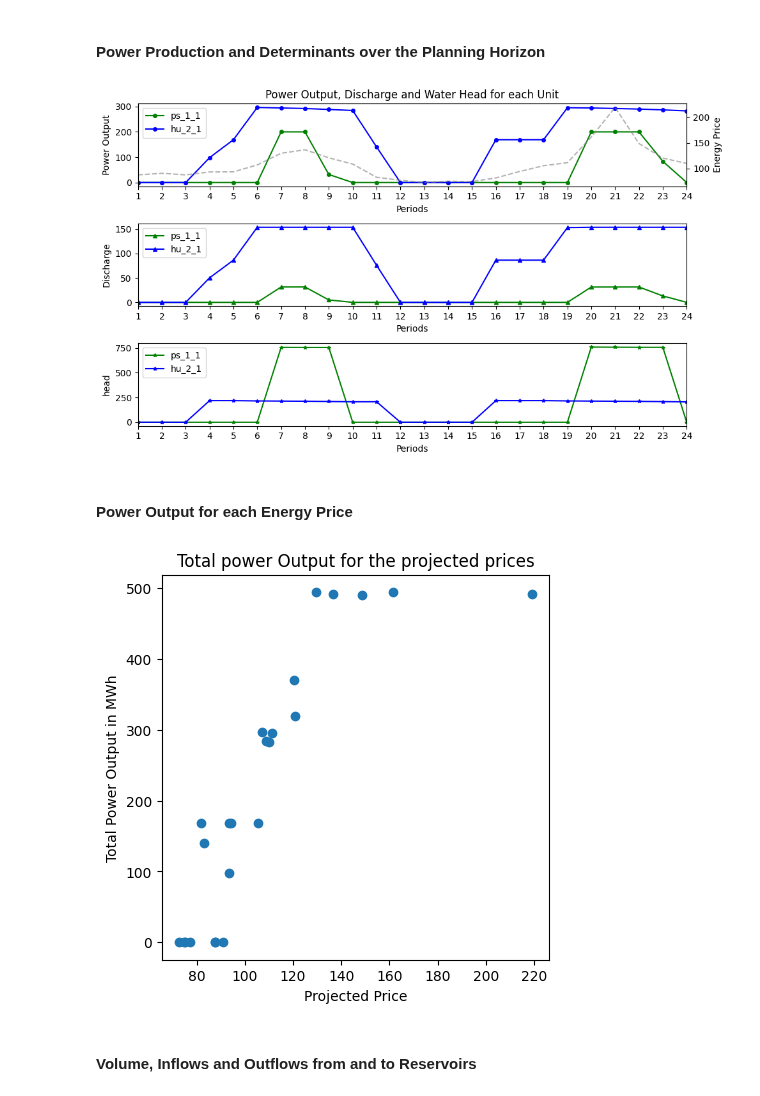
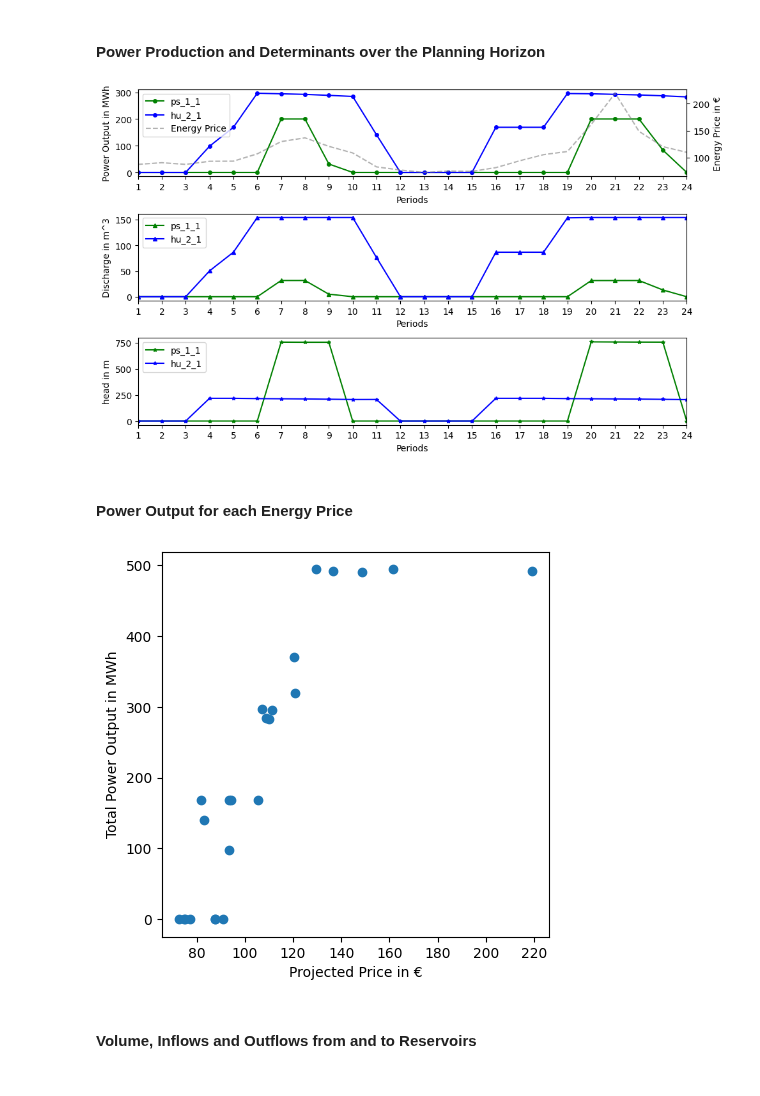
Before and after one commit to FredericWeiss/Seminar-Thesis, a Jupyter notebook: psh.ipynb, the cells around one changed output. Drawn from its saved outputs; the diff is of its cells as text; code cells hidden in the pictures.

```diff
--- a/psh.ipynb
+++ b/psh.ipynb
@@ -663,7 +663,6 @@ for i in psh.reservoirs[:-1]:
     ax[i].plot(psh.periods+1, results.loc[f'total_discharge_{i+1}'], label=f'total_discharge_{i+1}', marker='^', color='red')
     ax[i].plot(psh.periods+1, results.loc[f'spillage_{i+1}'], label=f'spillage_{i+1}', color='yellow')
 
-    ax[i].set_title(f'Discharges of reservoir {i+1}')
     ax[i].set_ylabel('Discharge in m^3/s')
     ax[i].set_xlabel('Periods')
 
@@ -719,9 +745,6 @@ for i in psh.reservoirs[:-1]:
     # Power, discharge and head of hydro units
     for j in psh.hu_affiliation[i]:
         ax[0].plot(psh.periods+1, results.loc[f'hu_power_{i+1}_{j+1}'], marker='o', markersize=4, label=f'hu_{i+1}_{j+1}', color='blue')
-        ax2 = ax[0].twinx()
-        ax2.plot(psh.periods+1, psh.projected_prices, linestyle='--', color='gray', alpha=0.6)
-        ax2.set_ylabel('Energy Price')
         ax[1].plot(psh.periods+1, results.loc[f'hu_discharge_{i+1}_{j+1}'], marker='^', markersize=4, label=f'hu_{i+1}_{j+1}', color='blue')
         ax[2].plot(psh.periods+1, results.loc[f'hu_head_{i+1}_{j+1}'], marker='*', markersize=4, label=f'hu_{i+1}_{j+1}', color='blue')
 
@@ -731,52 +754,58 @@ for i in psh.reservoirs[:-1]:
         ax[1].plot(psh.periods+1, results.loc[f'ps_discharge_gen_{i+1}_{k+1}'], marker='^', markersize=4, label=f'ps_{i+1}_{k+1}', color='green')
         ax[2].plot(psh.periods+1, results.loc[f'ps_head_{i+1}_{k+1}'], marker='*', markersize=4, label=f'ps_{i+1}_{k+1}', color='green')
 
-    ax[0].set_ylabel('Power Output')
-    ax[1].set_ylabel('Discharge')
-    ax[2].set_ylabel('head')
+ax2 = ax[0].twinx()
+ax2.plot(psh.periods+1, psh.projected_prices, linestyle='--', color='gray', alpha=0.6, label='Energy Price')
 
-    for x in range(3):
-        ax[x].set_xlabel('Periods')
-        ax[x].set_xticks(psh.periods+1)
-        ax[x].set_xlim(1, len(psh.periods))
-        ax[x].legend(loc='upper left')
+ax2.set_ylabel('Energy Price in €')
+ax[0].set_ylabel('Power Output in MWh')
+ax[1].set_ylabel('Discharge in m^3')
+ax[2].set_ylabel('head in m')
 
-    ax[0].set_title('Power Output, Discharge and Water Head for each Unit')
+for x in range(0,3):
+    ax[x].set_xlabel('Periods')
+    ax[x].set_xticks(psh.periods+1)
+    ax[x].set_xlim(1, len(psh.periods))
+    ax[x].legend(loc='upper left')
 
-    plt.tight_layout()
-    plt.savefig('Images/power_output.png', bbox_inches='tight')
+# Setting the legend for the upper plot
+lines, labels = ax[0].get_legend_handles_labels()
+lines2, labels2 = ax2.get_legend_handles_labels()
+ax[0].legend(lines + lines2, labels + labels2, loc='upper left')
+
+plt.tight_layout()
+plt.savefig('Images/power_output.png', bbox_inches='tight')
 # %% [output]
-[figure, old version]
+[figure, new version]
 # %% [markdown]
 #### Power Output for each Energy Price
 # %%
 fig, ax = plt.subplots(figsize=(5,5))
 
 power = []
 
 for t in psh.periods:
     power_sum = 0 # power output is summed up over all hydro units and pumped-storage units
     for i in psh.reservoirs:
 
         # Adding output of hydro units
         for j in psh.hu_affiliation[i]:
             power_sum += psh.hu_power[i,j,t].solution_value
 
         # Adding output of pumped-storage units
         for k in psh.ps_affiliation[i]:
             power_sum += psh.ps_power_gen[i,k,t].solution_value
 
     power.append(power_sum)
 
 ax.scatter(psh.projected_prices, power)
 
-ax.set_title('Total power Output for the projected prices')
 ax.set_ylabel('Total Power Output in MWh')
-ax.set_xlabel('Projected Price')
+ax.set_xlabel('Projected Price in €')
 
 plt.savefig('Images/power_price.png', bbox_inches='tight')
 # %% [output]
-[figure, old version]
+[figure, new version]
 # %% [markdown]
 #### Volume, Inflows and Outflows from and to Reservoirs
 # %%
```
Also changed, not shown: parts of 14 cells of this notebook, 11 other files.
